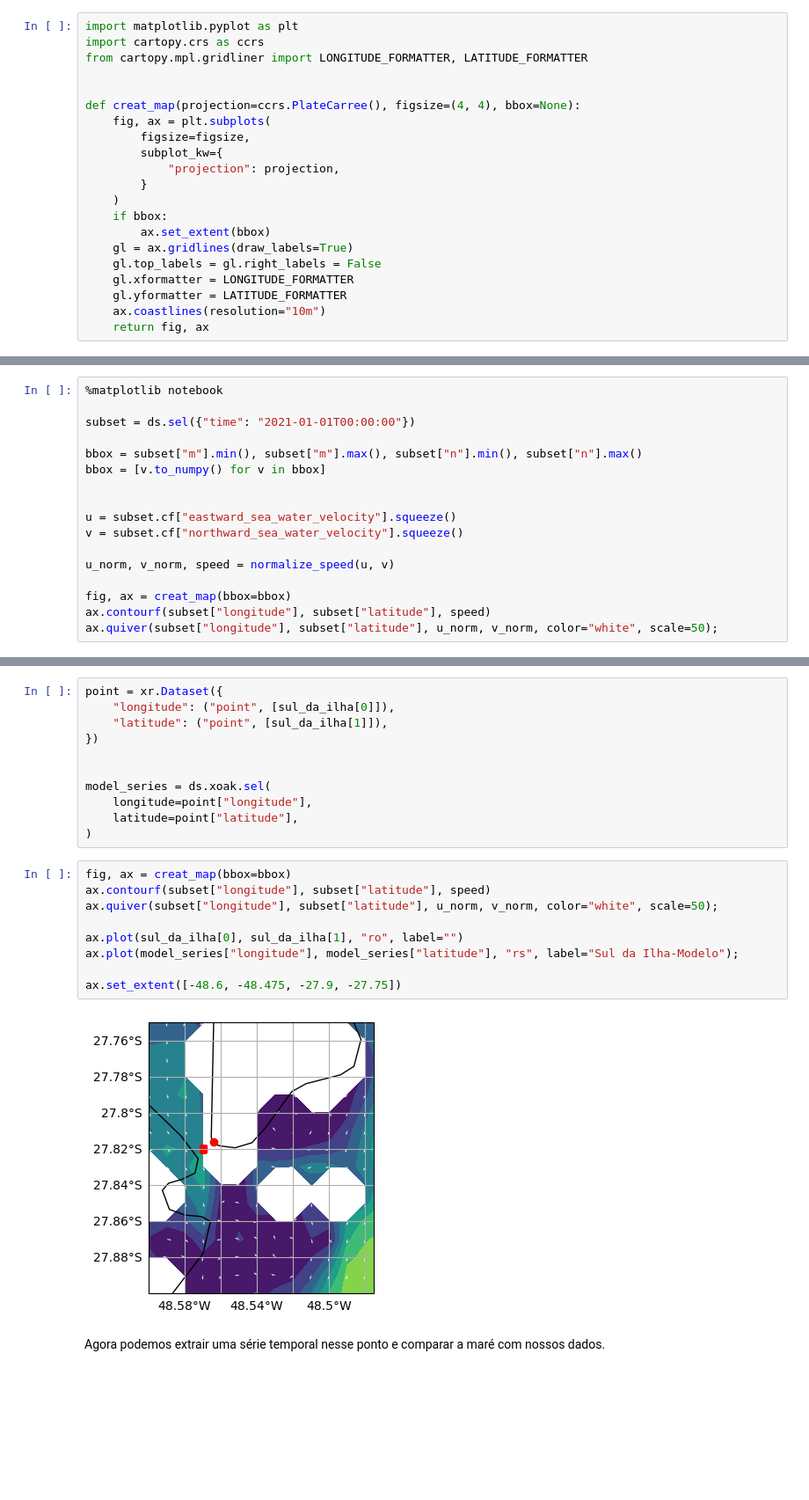
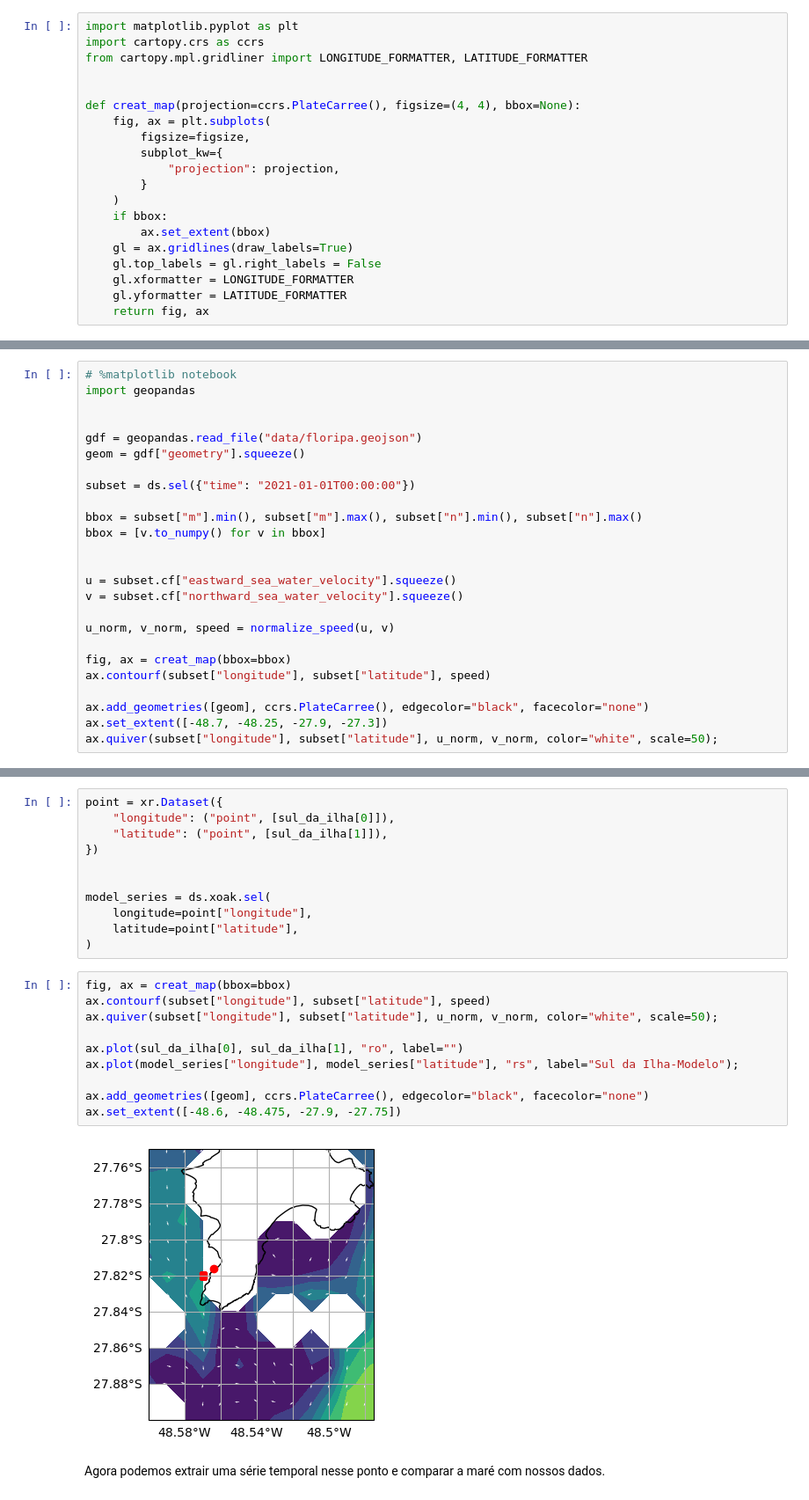
Before and after one commit to LaPoGeoMar/Proj_Modelagem_Pellet, a Jupyter notebook: 01-tidal-analysis.ipynb, the cells around one changed output, grey strips where cells are left out. Shown at 88% size. Saved outputs shown, nothing was run; the diff lists cells and outputs as text; blank space fills up the shorter version.

```diff
--- a/01-tidal-analysis.ipynb
+++ b/01-tidal-analysis.ipynb
@@ -64,6 +64,5 @@ def creat_map(projection=ccrs.PlateCarree(), figsize=(4, 4), bbox=None):
     gl.top_labels = gl.right_labels = False
     gl.xformatter = LONGITUDE_FORMATTER
     gl.yformatter = LATITUDE_FORMATTER
-    ax.coastlines(resolution="10m")
     return fig, ax
 # %%
@@ -85,7 +93,12 @@ def normalize_speed(u, v):
     speed = (u ** 2 + v ** 2) ** 0.5
     return (u_norm, v_norm, speed)
 # %%
-%matplotlib notebook
+# %matplotlib notebook
+import geopandas
+
+
+gdf = geopandas.read_file("data/floripa.geojson")
+geom = gdf["geometry"].squeeze()
 
 subset = ds.sel({"time": "2021-01-01T00:00:00"})
 
@@ -100,5 +113,8 @@ u_norm, v_norm, speed = normalize_speed(u, v)
 
 fig, ax = creat_map(bbox=bbox)
 ax.contourf(subset["longitude"], subset["latitude"], speed)
+
+ax.add_geometries([geom], ccrs.PlateCarree(), edgecolor="black", facecolor="none")
+ax.set_extent([-48.7, -48.25, -27.9, -27.3])
 ax.quiver(subset["longitude"], subset["latitude"], u_norm, v_norm, color="white", scale=50);
 # %% [output]
@@ -126,14 +141,15 @@ model_series = ds.xoak.sel(
 # %%
 fig, ax = creat_map(bbox=bbox)
 ax.contourf(subset["longitude"], subset["latitude"], speed)
 ax.quiver(subset["longitude"], subset["latitude"], u_norm, v_norm, color="white", scale=50);
 
 ax.plot(sul_da_ilha[0], sul_da_ilha[1], "ro", label="")
 ax.plot(model_series["longitude"], model_series["latitude"], "rs", label="Sul da Ilha-Modelo");
 
+ax.add_geometries([geom], ccrs.PlateCarree(), edgecolor="black", facecolor="none")
 ax.set_extent([-48.6, -48.475, -27.9, -27.75])
 # %% [output]
-[figure, old version]
+[figure, new version]
 # %% [markdown]
 Agora podemos extrair uma série temporal nesse ponto e comparar a maré com nossos dados.
 # %%
```
Also changed, not shown: parts of 3 cells of this notebook.
